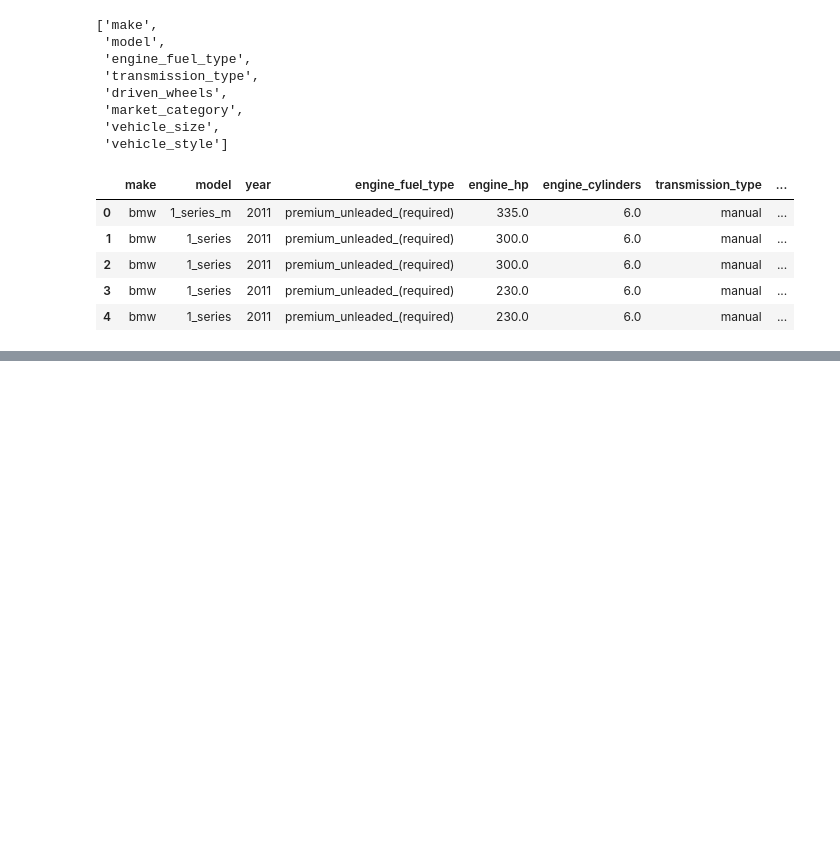
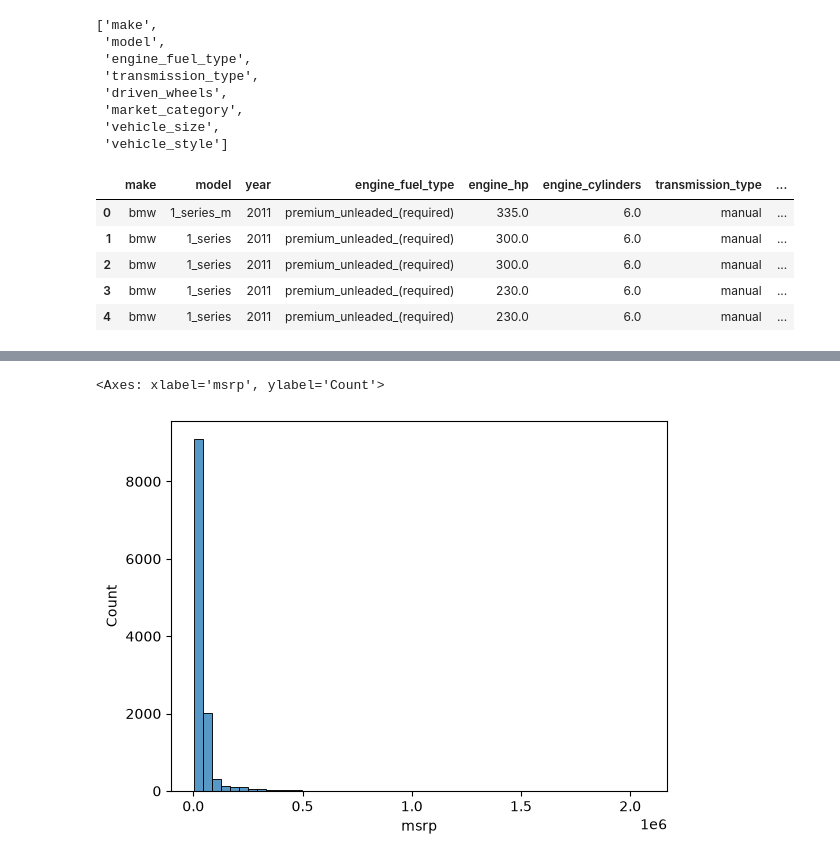
Before and after one commit to yeabsira-asaminew/ML-zoomcamp, a Jupyter notebook: 02-regression/practice.ipynb, the cells around one changed output, grey strips where cells are left out. Cells and saved outputs as stored; diff of their text form; code cells hidden in the pictures; blank space fills up the shorter version.

```diff
--- a/02-regression/practice.ipynb
+++ b/02-regression/practice.ipynb
@@ -40,0 +88,5 @@ df.head()
+# %%
+sns.histplot(df.msrp, bins=50)
+# %% [output]
+<Axes: xlabel='msrp', ylabel='Count'>
+[figure, added]
```
Also changed, not shown: parts of 8 cells of this notebook, 1 other file.
